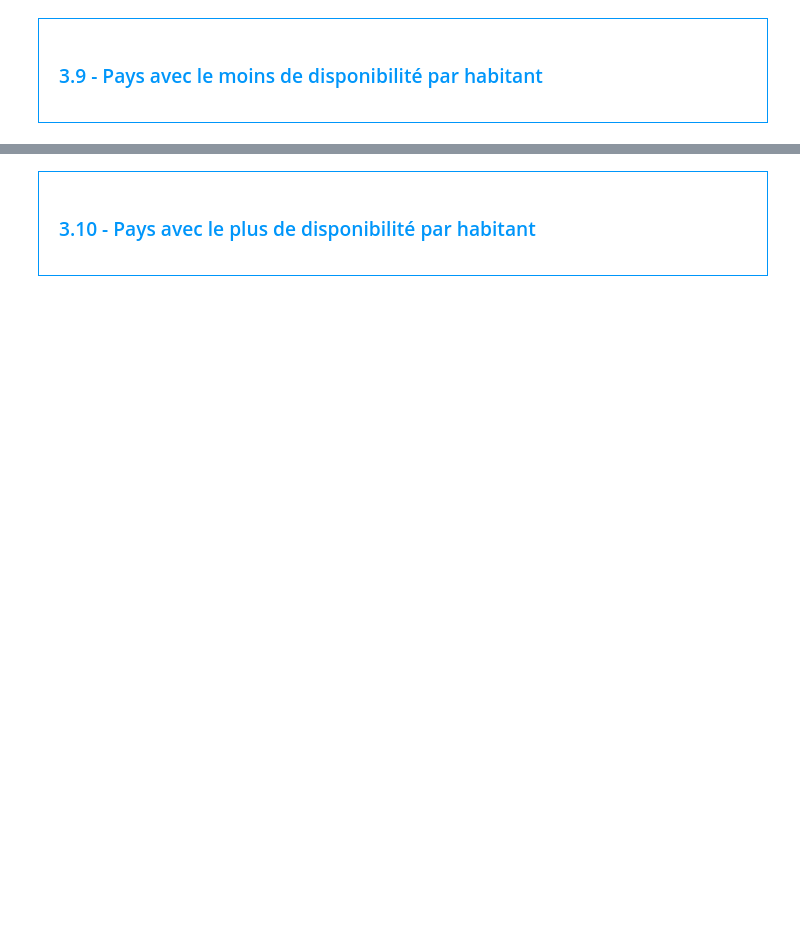
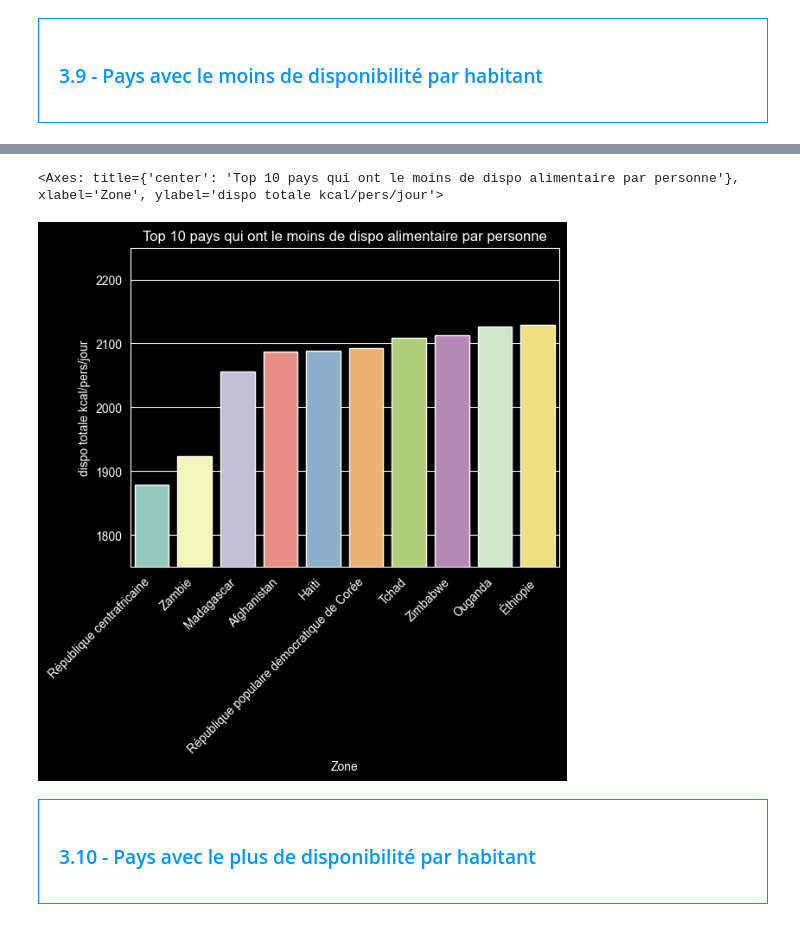
Before and after one commit to ziedbelhocine/Cours-OC, a Jupyter notebook: Data_Analyst/Projet_4/Template+Julien+V2.ipynb, the cells around one changed output, grey strips where cells are left out. Cells and saved outputs as stored; diff of their text form; code cells hidden in the pictures; blank space fills up the shorter version.

```diff
--- a/Data_Analyst/Projet_4/Template+Julien+V2.ipynb
+++ b/Data_Analyst/Projet_4/Template+Julien+V2.ipynb
@@ -572,7 +660,17 @@ dispo_par_pays
 # %%
 #Affichage des 10 pays qui ont le moins de dispo alimentaire par personne
 dispo_par_pays_asc = dispo_par_pays.sort_values(by='Disponibilité alimentaire (Kcal/personne/jour)', ascending=True)
-dispo_par_pays_asc.head(10)
+
+top_10_pays_dispo_asc = dispo_par_pays_asc.head(10)
+
+plt.xticks(rotation=45, ha='right')
+plt.ylim(1750, 2250)
+plt.ylabel('dispo totale kcal/pers/jour')
+plt.title("Top 10 pays qui ont le moins de dispo alimentaire par personne")
+sns.barplot(data=top_10_pays_dispo_asc, x='Zone', y='Disponibilité alimentaire (Kcal/personne/jour)', hue='Zone')
+# %% [output]
+<Axes: title={'center': 'Top 10 pays qui ont le moins de dispo alimentaire par personne'}, xlabel='Zone', ylabel='dispo totale kcal/pers/jour'>
+[figure, added]
 # %% [markdown]
 <div style="border: 1px solid RGB(0,150,250);" >
 <h3 style="margin: auto; padding: 20px; color: RGB(0,150,250); ">3.10 - Pays avec le plus de disponibilité par habitant</h3>
```
Also changed, not shown: parts of 25 cells of this notebook, 13 other files.
